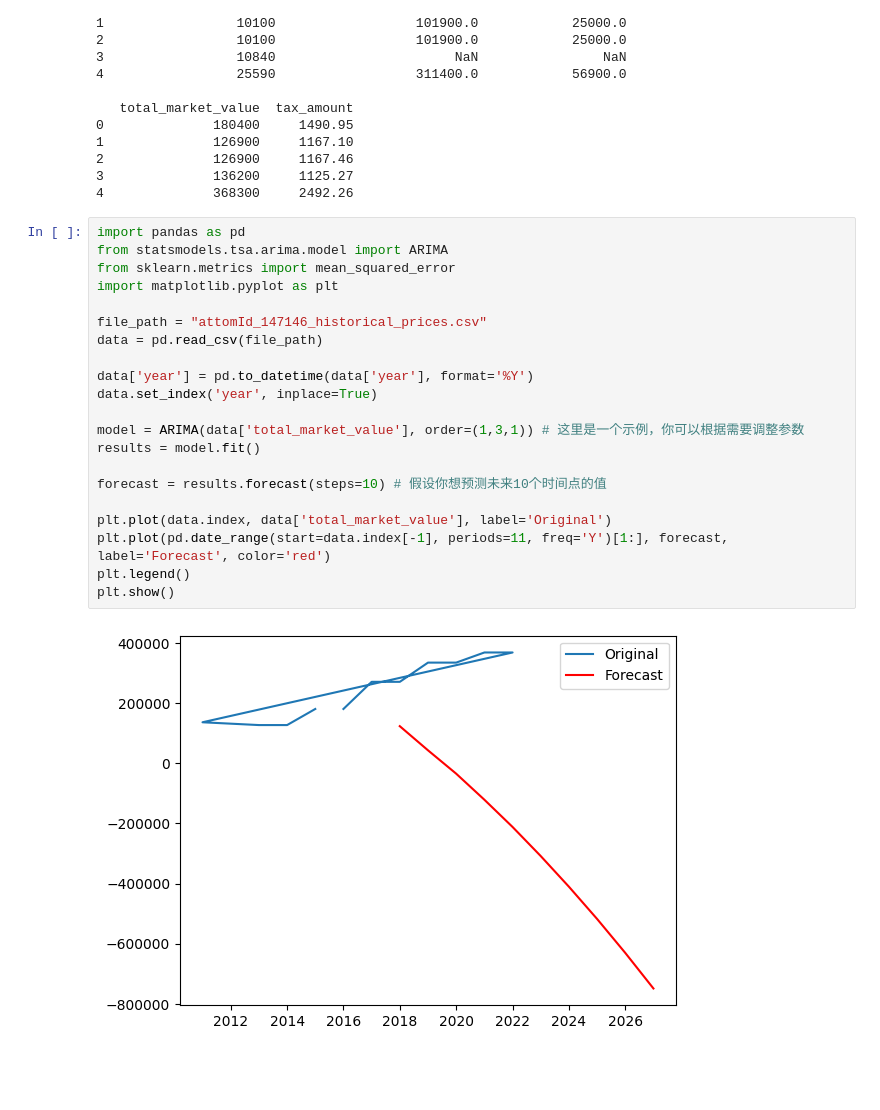
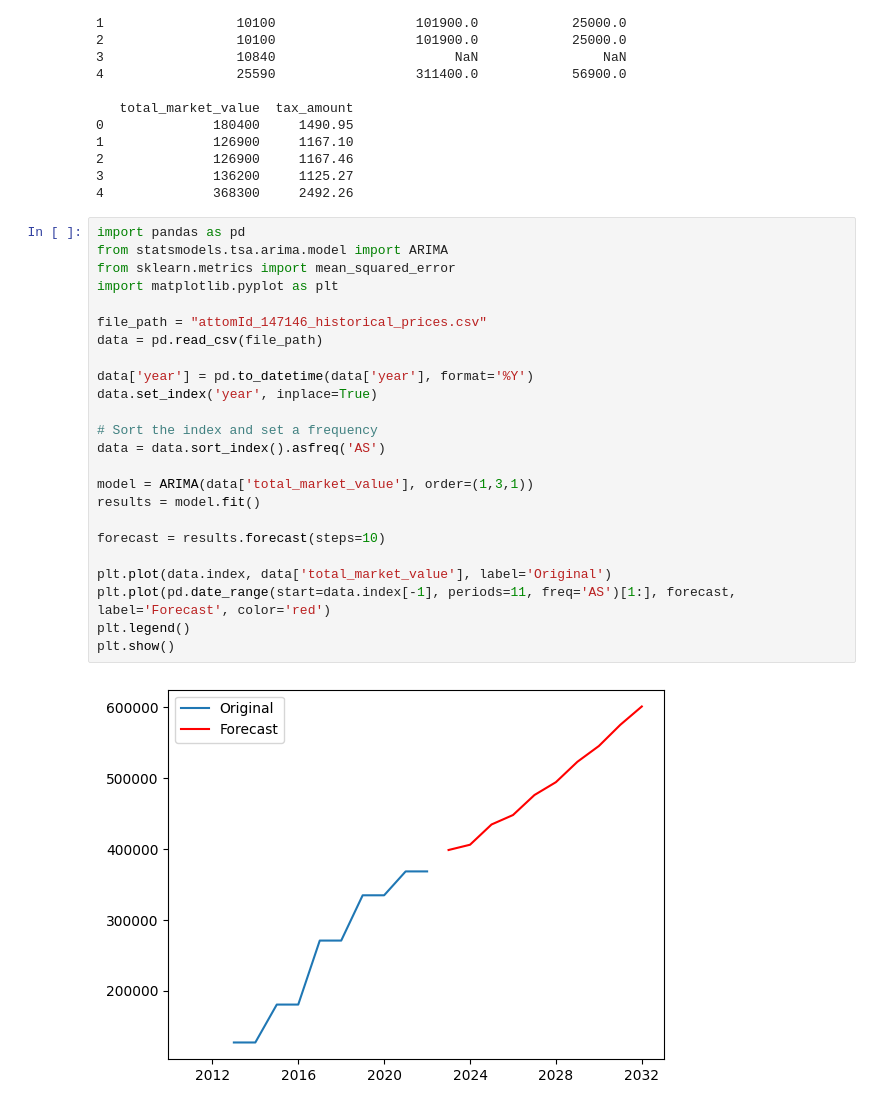
Before and after one commit to ekye0512/STA14B, a Jupyter notebook: HouseInformation.ipynb, the cells around one changed output. Saved outputs shown, nothing was run; the diff lists cells and outputs as text; blank space fills up the shorter version.

```diff
--- a/HouseInformation.ipynb
+++ b/HouseInformation.ipynb
@@ -654,23 +654,26 @@ print(data.head())
 # %%
 import pandas as pd
 from statsmodels.tsa.arima.model import ARIMA
 from sklearn.metrics import mean_squared_error
 import matplotlib.pyplot as plt
 
 file_path = "attomId_147146_historical_prices.csv"
 data = pd.read_csv(file_path)
 
 data['year'] = pd.to_datetime(data['year'], format='%Y')
 data.set_index('year', inplace=True)
 
-model = ARIMA(data['total_market_value'], order=(1,3,1)) # 这里是一个示例，你可以根据需要调整参数
+# Sort the index and set a frequency
+data = data.sort_index().asfreq('AS')
+
+model = ARIMA(data['total_market_value'], order=(1,3,1))
 results = model.fit()
 
-forecast = results.forecast(steps=10) # 假设你想预测未来10个时间点的值
+forecast = results.forecast(steps=10)
 
 plt.plot(data.index, data['total_market_value'], label='Original')
-plt.plot(pd.date_range(start=data.index[-1], periods=11, freq='Y')[1:], forecast, label='Forecast', color='red')
+plt.plot(pd.date_range(start=data.index[-1], periods=11, freq='AS')[1:], forecast, label='Forecast', color='red')
 plt.legend()
 plt.show()
 # %% [output]
-[figure, old version]
+[figure, new version]
```
